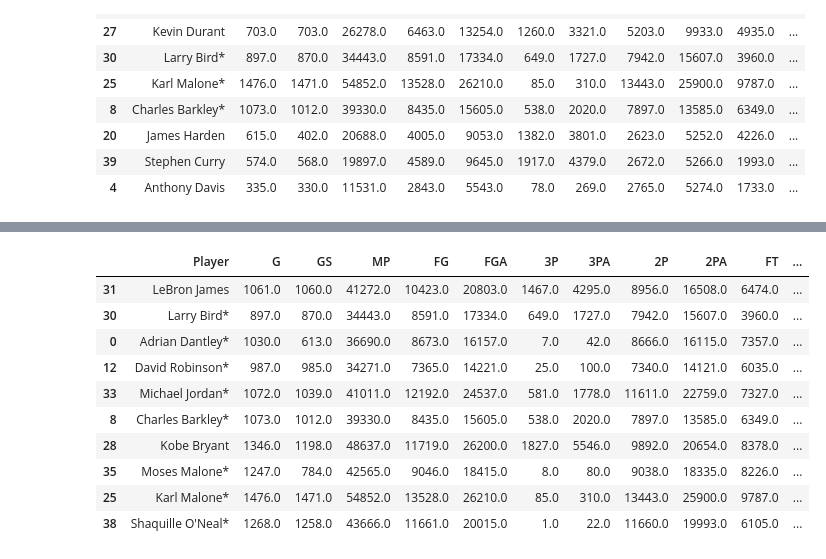
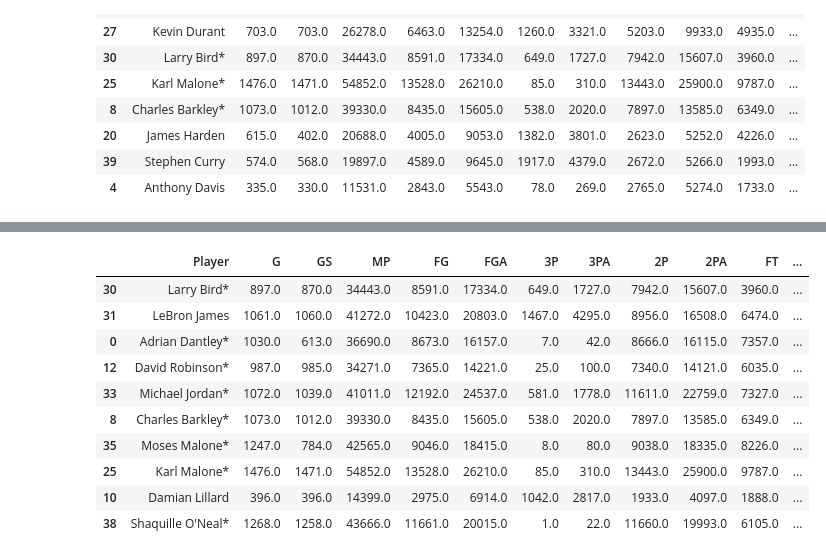
Before and after one commit to nbritto795/nbritto795.github.io, a Jupyter notebook: FinalProject.ipynb, the cells around one changed output, grey strips where cells are left out. Drawn from its saved outputs; the diff is of its cells as text; code cells hidden in the pictures.

Commit message:
Jupyter Notebook finalization

```diff
--- a/FinalProject.ipynb
+++ b/FinalProject.ipynb
@@ -65,2 +50,0 @@ df.describe()
-# %%
-df = df.drop_duplicates()
@@ -577,31 +660,32 @@ display((finalTable.sort_values(by=['predictions_y'])).head(10))
 # %%
 #now let's predict the top 10 players of all time given our original dataset with career stats compiled into one dataframe we can plug that in and see what we get out
+
 new_X = grouped[['PTS','AST','TRB','BLK','WS','WS/48']]
 new_X = sm.add_constant(new_X)
 predictions = clf.predict(new_X)
 #print(predictions)
 
 new_X['predictions'] = 0.0
 predictions = predictions.flatten()
 counter =0
 
 for index, row in new_X.iterrows():
     new_X.at[index, 'predictions'] = predictions[counter]
     counter = counter +1
 
 
 new_X.sort_values(by=['predictions'])
 finalTable = grouped.merge(new_X, how='outer', on='PTS')
-display((finalTable.sort_values(by=['predictions_y'])).head(10))
+display((finalTable.sort_values(by=['predictions'])).head(10))
 # %% [output]
 |  | Player | G | GS | MP | FG | FGA | 3P | 3PA | 2P | 2PA | FT | ... |
+| 30 | Larry Bird* | 897.0 | 870.0 | 34443.0 | 8591.0 | 17334.0 | 649.0 | 1727.0 | 7942.0 | 15607.0 | 3960.0 | ... |
 | 31 | LeBron James | 1061.0 | 1060.0 | 41272.0 | 10423.0 | 20803.0 | 1467.0 | 4295.0 | 8956.0 | 16508.0 | 6474.0 | ... |
-| 30 | Larry Bird* | 897.0 | 870.0 | 34443.0 | 8591.0 | 17334.0 | 649.0 | 1727.0 | 7942.0 | 15607.0 | 3960.0 | ... |
 | 0 | Adrian Dantley* | 1030.0 | 613.0 | 36690.0 | 8673.0 | 16157.0 | 7.0 | 42.0 | 8666.0 | 16115.0 | 7357.0 | ... |
 | 12 | David Robinson* | 987.0 | 985.0 | 34271.0 | 7365.0 | 14221.0 | 25.0 | 100.0 | 7340.0 | 14121.0 | 6035.0 | ... |
 | 33 | Michael Jordan* | 1072.0 | 1039.0 | 41011.0 | 12192.0 | 24537.0 | 581.0 | 1778.0 | 11611.0 | 22759.0 | 7327.0 | ... |
 | 8 | Charles Barkley* | 1073.0 | 1012.0 | 39330.0 | 8435.0 | 15605.0 | 538.0 | 2020.0 | 7897.0 | 13585.0 | 6349.0 | ... |
-| 28 | Kobe Bryant | 1346.0 | 1198.0 | 48637.0 | 11719.0 | 26200.0 | 1827.0 | 5546.0 | 9892.0 | 20654.0 | 8378.0 | ... |
 | 35 | Moses Malone* | 1247.0 | 784.0 | 42565.0 | 9046.0 | 18415.0 | 8.0 | 80.0 | 9038.0 | 18335.0 | 8226.0 | ... |
 | 25 | Karl Malone* | 1476.0 | 1471.0 | 54852.0 | 13528.0 | 26210.0 | 85.0 | 310.0 | 13443.0 | 25900.0 | 9787.0 | ... |
+| 10 | Damian Lillard | 396.0 | 396.0 | 14399.0 | 2975.0 | 6914.0 | 1042.0 | 2817.0 | 1933.0 | 4097.0 | 1888.0 | ... |
 | 38 | Shaquille O'Neal* | 1268.0 | 1258.0 | 43666.0 | 11661.0 | 20015.0 | 1.0 | 22.0 | 11660.0 | 19993.0 | 6105.0 | ... |
```
Also changed, not shown: parts of 77 cells of this notebook.
